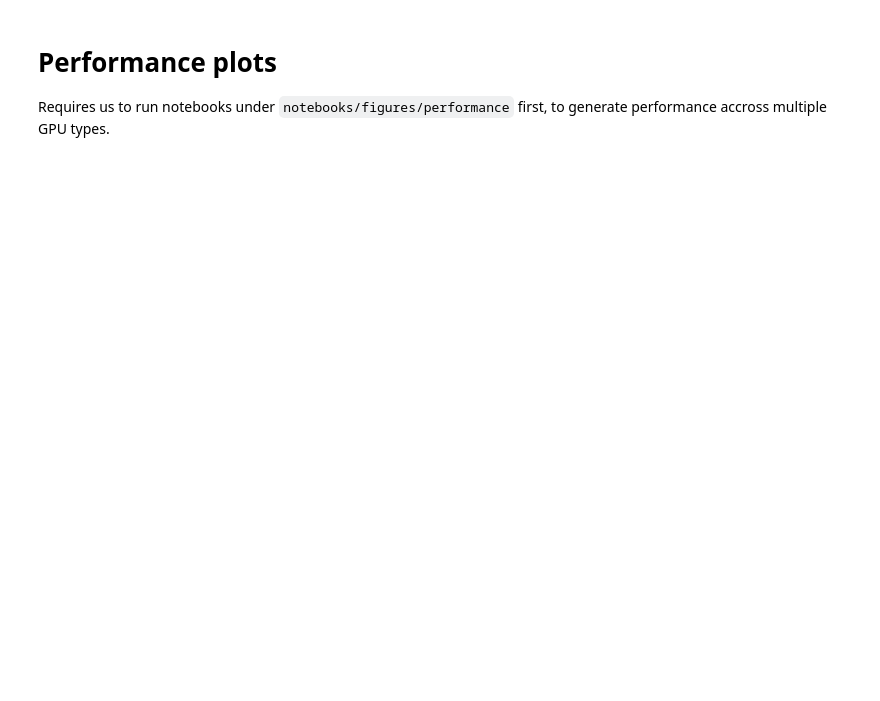
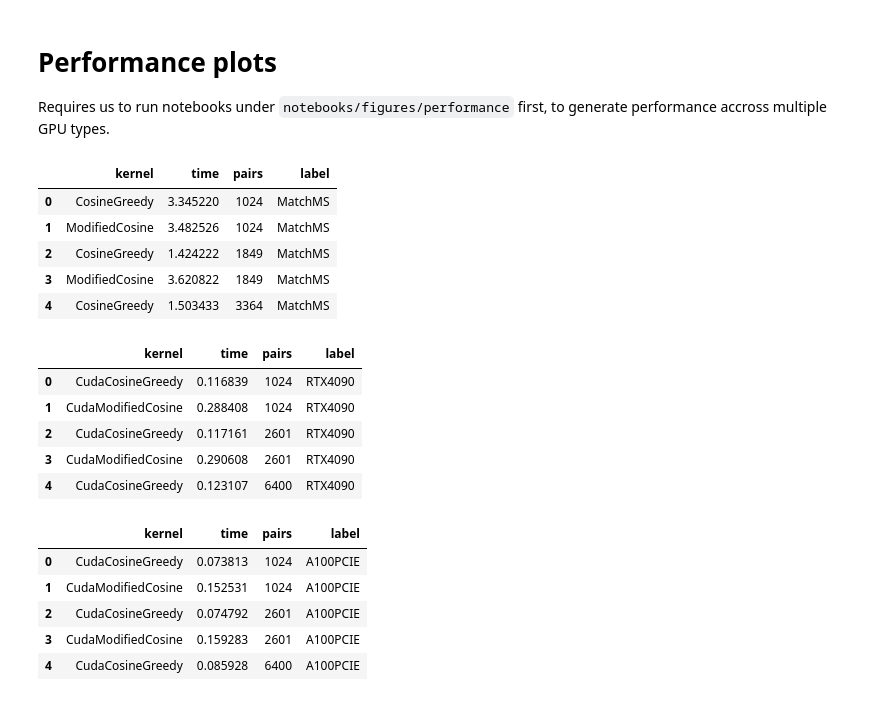
Before and after one commit to PangeAI/SimMS, a Jupyter notebook: notebooks/figures/make_figures.ipynb, the cells around one changed output. Saved outputs shown, nothing was run; the diff lists cells and outputs as text; code cells hidden in the pictures; blank space fills up the shorter version.

```diff
--- a/notebooks/figures/make_figures.ipynb
+++ b/notebooks/figures/make_figures.ipynb
@@ -568,3 +535,36 @@ plot_ml_and_perf(
 # Performance plots
 
 Requires us to run notebooks under `notebooks/figures/performance` first, to generate performance accross multiple GPU types.
+# %%
+import io
+from pathlib import Path
+import pandas as pd
+from IPython.display import display
+
+
+# For each notebook...
+for nb in sorted(Path("notebooks/figures/performance/").glob("*.ipynb")):
+    # Read the last cell's output as a JSON...
+    nb_data = json.loads(nb.read_text())
+    result_json = " ".join(nb_data["cells"][-1]["outputs"][0]["text"])
+    res = pd.read_json(io.StringIO(result_json))
+    display(res.head())
+# %% [output]
+|  | kernel | time | pairs | label |
+| 0 | CosineGreedy | 3.345220 | 1024 | MatchMS |
+| 1 | ModifiedCosine | 3.482526 | 1024 | MatchMS |
+| 2 | CosineGreedy | 1.424222 | 1849 | MatchMS |
+| 3 | ModifiedCosine | 3.620822 | 1849 | MatchMS |
+| 4 | CosineGreedy | 1.503433 | 3364 | MatchMS |
+|  | kernel | time | pairs | label |
+| 0 | CudaCosineGreedy | 0.116839 | 1024 | RTX4090 |
+| 1 | CudaModifiedCosine | 0.288408 | 1024 | RTX4090 |
+| 2 | CudaCosineGreedy | 0.117161 | 2601 | RTX4090 |
+| 3 | CudaModifiedCosine | 0.290608 | 2601 | RTX4090 |
+| 4 | CudaCosineGreedy | 0.123107 | 6400 | RTX4090 |
+|  | kernel | time | pairs | label |
+| 0 | CudaCosineGreedy | 0.073813 | 1024 | A100PCIE |
+| 1 | CudaModifiedCosine | 0.152531 | 1024 | A100PCIE |
+| 2 | CudaCosineGreedy | 0.074792 | 2601 | A100PCIE |
+| 3 | CudaModifiedCosine | 0.159283 | 2601 | A100PCIE |
+| 4 | CudaCosineGreedy | 0.085928 | 6400 | A100PCIE |
```
Also changed, not shown: parts of 24 cells of this notebook, 46 other files.
